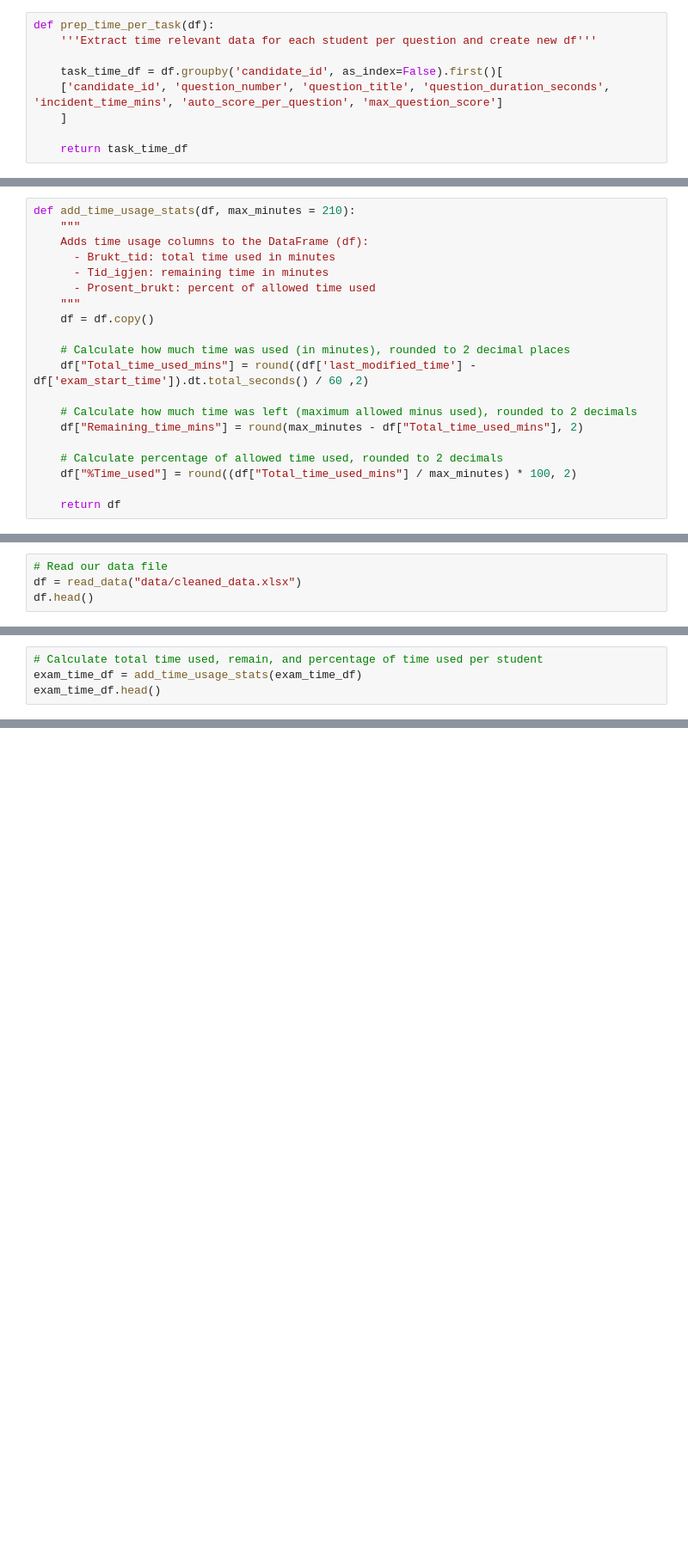
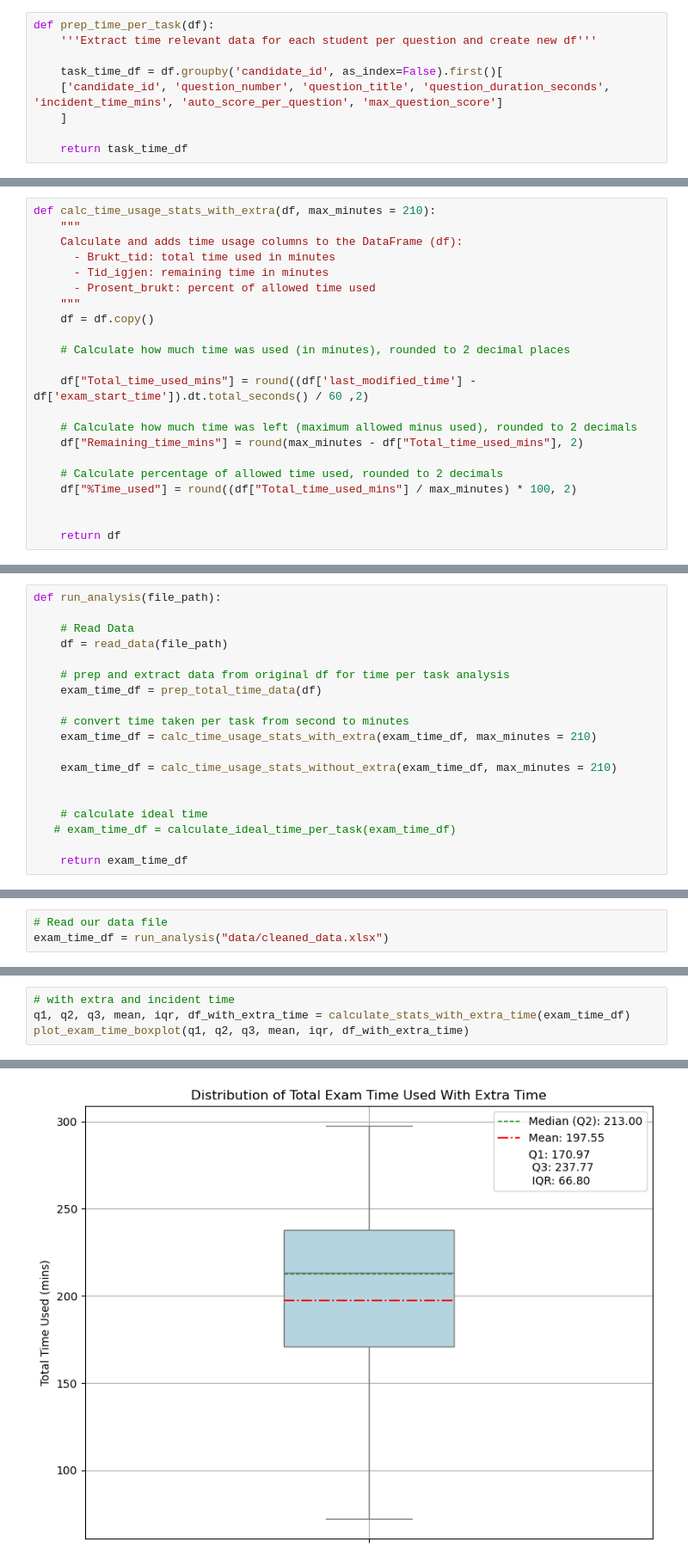
Before and after one commit to tornerosie/Eksamensanalyse, a Jupyter notebook: Exam_Time_Analysis.ipynb, the cells around one changed output, grey strips where cells are left out. Shown at 86% size. Cells and saved outputs as stored; diff of their text form; blank space fills up the shorter version.

```diff
--- a/Exam_Time_Analysis.ipynb
+++ b/Exam_Time_Analysis.ipynb
@@ -53,7 +52,7 @@ task_time_df.head()
 # %%
-def add_time_usage_stats(df, max_minutes = 210):
+def calc_time_usage_stats_with_extra(df, max_minutes = 210):
     """
-    Adds time usage columns to the DataFrame (df):
+    Calculate and adds time usage columns to the DataFrame (df):
       - Brukt_tid: total time used in minutes
       - Tid_igjen: remaining time in minutes
       - Prosent_brukt: percent of allowed time used
@@ -61,6 +60,7 @@ def add_time_usage_stats(df, max_minutes = 210):
     df = df.copy()
 
     # Calculate how much time was used (in minutes), rounded to 2 decimal places
+
     df["Total_time_used_mins"] = round((df['last_modified_time'] - df['exam_start_time']).dt.total_seconds() / 60 ,2)
 
     # Calculate how much time was left (maximum allowed minus used), rounded to 2 decimals
@@ -69,4 +69,5 @@ def add_time_usage_stats(df, max_minutes = 210):
     # Calculate percentage of allowed time used, rounded to 2 decimals
     df["%Time_used"] = round((df["Total_time_used_mins"] / max_minutes) * 100, 2)
 
+
     return df
@@ -72,0 +235,19 @@ def add_time_usage_stats(df, max_minutes = 210):
+# %%
+def run_analysis(file_path):
+
+    # Read Data
+    df = read_data(file_path)
+
+    # prep and extract data from original df for time per task analysis
+    exam_time_df = prep_total_time_data(df)
+
+    # convert time taken per task from second to minutes
+    exam_time_df = calc_time_usage_stats_with_extra(exam_time_df, max_minutes = 210)
+
+    exam_time_df = calc_time_usage_stats_without_extra(exam_time_df, max_minutes = 210)
+
+
+    # calculate ideal time
+   # exam_time_df = calculate_ideal_time_per_task(exam_time_df)
+
+    return exam_time_df
@@ -75,4 +280,3 @@ def add_time_usage_stats(df, max_minutes = 210):
 # %%
 # Read our data file
-df = read_data("data/cleaned_data.xlsx")
-df.head()
+exam_time_df = run_analysis("data/cleaned_data.xlsx")
@@ -97,4 +282,0 @@ exam_time_df.head()
-# %%
-# Calculate total time used, remain, and percentage of time used per student
-exam_time_df = add_time_usage_stats(exam_time_df)
-exam_time_df.head()
@@ -107,0 +289,5 @@ exam_time_df.head()
+# %%
+# with extra and incident time
+q1, q2, q3, mean, iqr, df_with_extra_time = calculate_stats_with_extra_time(exam_time_df)
+plot_exam_time_boxplot(q1, q2, q3, mean, iqr, df_with_extra_time)
+# %% [output]
@@ -107,0 +299 @@ exam_time_df.head()
+[figure, added]
```
Also changed, not shown: parts of 29 cells of this notebook, 6 other files.
